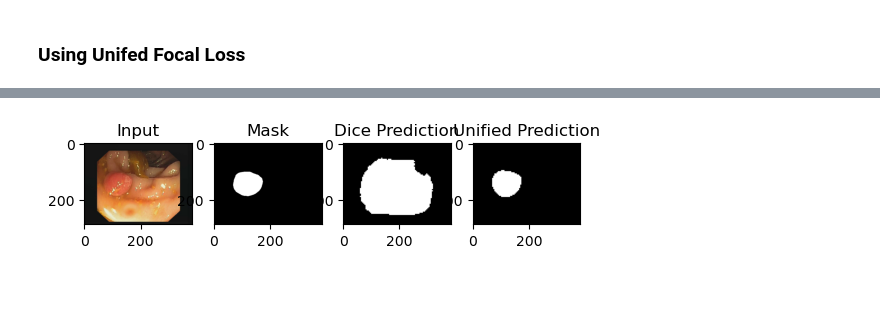
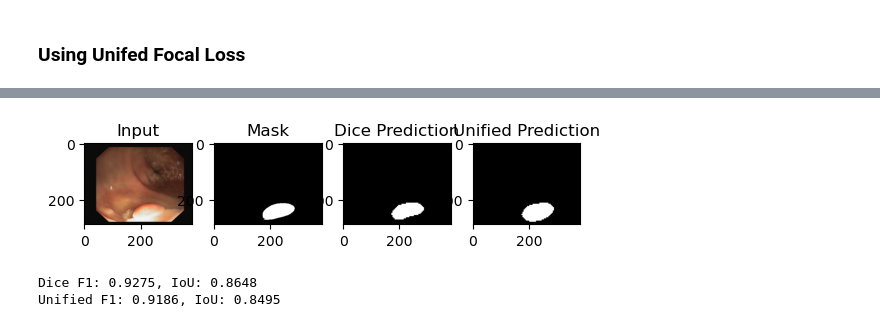
Before and after one commit to rennaMAhcuS/EMCAD, a Jupyter notebook: EMCAD_colon.ipynb, the cells around one changed output, grey strips where cells are left out. Saved outputs shown, nothing was run; the diff lists cells and outputs as text; code cells hidden in the pictures; blank space fills up the shorter version.

```diff
--- a/EMCAD_colon.ipynb
+++ b/EMCAD_colon.ipynb
@@ -71,25 +70,32 @@ val_loader = DataLoader(MySegmentationDataset(val_images, val_masks), batch_size
 # %% [markdown]
 ### Using Dice Loss
 # %%
-def dice_loss(predictions, target, smooth=1e-6):
-    if predictions.shape != target.shape:
-        target = target.unsqueeze(1)
-    predictions = predictions.view(-1)
-    target = target.view(-1)
-    intersection = (predictions * target).sum()
-    bce = nn.BCEWithLogitsLoss(pos_weight=torch.tensor([5.0], device=device))
-    return 0.2 * (1 - (2. * intersection + smooth) / (predictions.sum() + target.sum() + smooth)) + 0.8 * (
-        bce(predictions, target))
-
+from torch.nn import functional
 
 # Single GPU
 model_dice = PVTEMCAD().to(device)
 
 # # Multi GPU
-# model_dice = nn.DataParallel(PVTEMCAD().to(device), device_ids=device_ids)
+# model = nn.DataParallel(PVTEMCAD().to(device), device_ids=device_ids)
 
-optimizer = torch.optim.AdamW(model_dice.parameters(), lr=5e-5)
-epochs = 100
+
+def dice_loss(predictions, target, smooth=1e-6):
+    probs = torch.sigmoid(predictions)
+    target_unsqueezed = target
+    if probs.shape != target.shape:
+        target_unsqueezed = target.unsqueeze(1)
+    probs = probs.view(-1)
+    target_unsqueezed = target_unsqueezed.view(-1)
+    intersection = (probs * target_unsqueezed).sum()
+
+    bce = nn.BCEWithLogitsLoss(pos_weight=torch.tensor([5.0], device=device))
+
+    return 0.7 * (1 - (2. * intersection + smooth) / (probs.sum() + target.sum() + smooth)) + 0.3 * bce(predictions,
+                                                                                                        target)
+
+
+optimizer_dice = torch.optim.AdamW(model_dice.parameters(), lr=5e-5)
+epochs = 10
 for epoch in range(epochs):
     epoch_loss = 0
     num_batches = 0
@@ -102,8 +108,8 @@ for epoch in range(epochs):
         loss = dice_loss(output, masks)
         epoch_loss += loss.item()
         num_batches += 1
-        optimizer.zero_grad()
+        optimizer_dice.zero_grad()
         loss.backward()
-        optimizer.step()
+        optimizer_dice.step()
 
     print(f"Epoch {epoch + 1}: Avg Loss = {epoch_loss / num_batches:.4f}")
@@ -173,6 +174,6 @@ Epoch 10: Avg Loss = 0.0428
 # %%
 # Get the i-th image's prediction from the validation dataset
-index = 19
+index = 16
 image, mask = val_loader.dataset[index]
 image = image.unsqueeze(0).to(device)
 
@@ -180,31 +181,31 @@ model_dice.eval()
 with torch.no_grad():
     output_dice = torch.sigmoid(model_dice(image))
     output_dice = functional.interpolate(output_dice, size=(mask.shape[1], mask.shape[2]), mode='nearest')
     pred_dice = output_dice.cpu().squeeze().numpy()
 
 model_unified.eval()
 with torch.no_grad():
     output_unified = torch.sigmoid(model_unified(image))
     output_unified = functional.interpolate(output_unified, size=(mask.shape[1], mask.shape[2]), mode='nearest')
     pred_unified = output_unified.cpu().squeeze().numpy()
 
 # Visualize properly
 plt.subplot(1, 4, 1)
 plt.imshow(image.squeeze().permute(1, 2, 0).cpu())
 plt.title("Input")
 
 plt.subplot(1, 4, 2)
 plt.imshow(mask.squeeze(), cmap='gray')
 plt.title("Mask")
 
 plt.subplot(1, 4, 3)
 plt.imshow(pred_dice > 0.5, cmap='gray')
 plt.title("Dice Prediction")
 
 plt.subplot(1, 4, 4)
 plt.imshow(pred_unified > 0.5, cmap='gray')
 plt.title("Unified Prediction")
 
 plt.show()
 # %% [output]
-[figure, old version]
+[figure, new version]
@@ -228,0 +212,35 @@ print(f"Unified IoU Score: {unified_iou:.4f}")
+# %%
+all_preds_dice = []
+all_preds_unified = []
+all_targets = []
+
+with torch.no_grad():
+    for image, mask in val_loader.dataset:
+        image = image.unsqueeze(0).to(device)
+
+        out_dice = torch.sigmoid(model_dice(image))
+        out_dice = functional.interpolate(out_dice, size=mask.shape[1:], mode='nearest')
+        pred_dice = (out_dice.cpu().squeeze().numpy() > 0.5).astype(int).flatten()
+
+        out_unified = torch.sigmoid(model_unified(image))
+        out_unified = functional.interpolate(out_unified, size=mask.shape[1:], mode='nearest')
+        pred_unified = (out_unified.cpu().squeeze().numpy() > 0.5).astype(int).flatten()
+
+        gt = (np.array(mask) > 0.5).astype(np.uint8).flatten()
+
+        all_preds_dice.extend(pred_dice)
+        all_preds_unified.extend(pred_unified)
+        all_targets.extend(gt)
+
+# Compute once over all pixels
+f1_dice = f1_score(all_targets, all_preds_dice)
+iou_dice = jaccard_score(all_targets, all_preds_dice)
+
+f1_unified = f1_score(all_targets, all_preds_unified)
+iou_unified = jaccard_score(all_targets, all_preds_unified)
+
+print(f"Dice F1: {f1_dice:.4f}, IoU: {iou_dice:.4f}")
+print(f"Unified F1: {f1_unified:.4f}, IoU: {iou_unified:.4f}")
+# %% [output]
+Dice F1: 0.9275, IoU: 0.8648
+Unified F1: 0.9186, IoU: 0.8495
```
Also changed, not shown: parts of 4 cells of this notebook, 2 other files.
